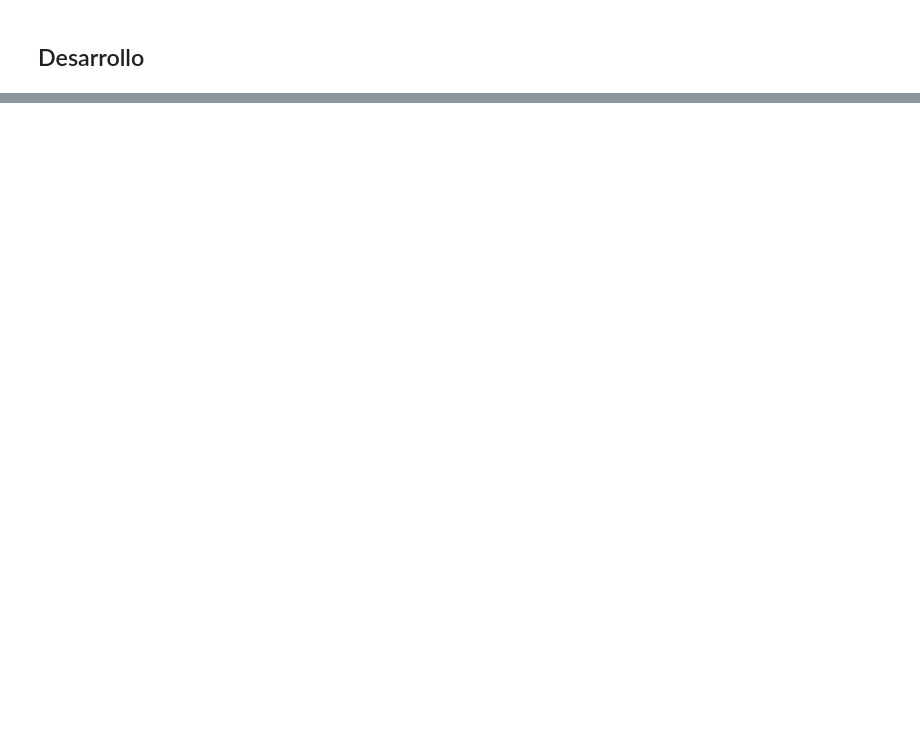
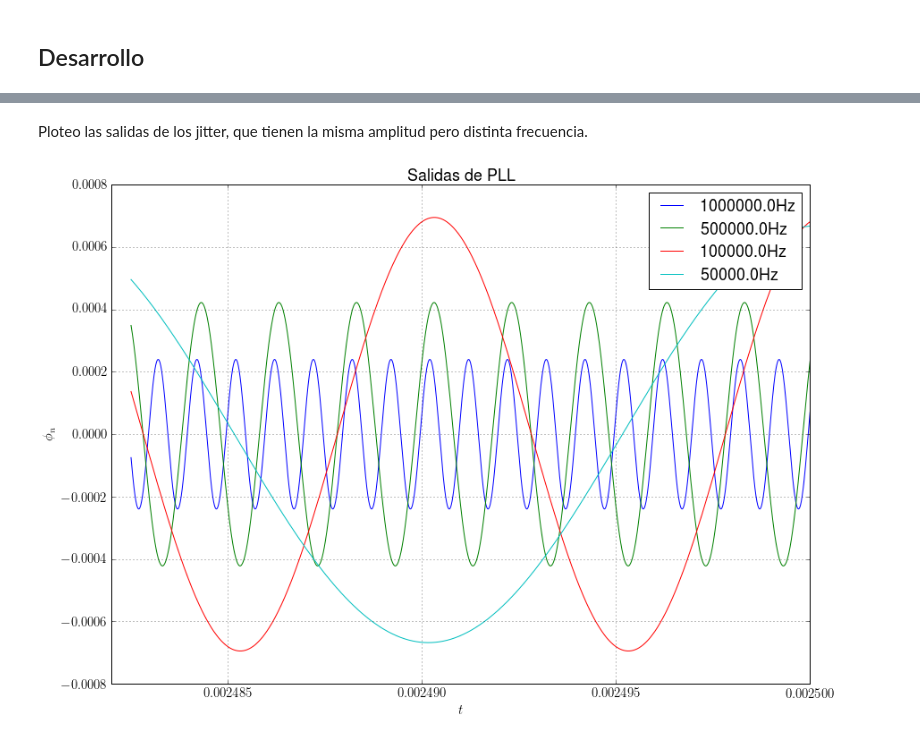
Before and after one commit to ataddei/CursoProcesosEstocasticos, a Jupyter notebook: Practico 3 Procesamiento Digital de Señales.ipynb, the cells around one changed output, grey strips where cells are left out. Cells and saved outputs as stored; diff of their text form; code cells hidden in the pictures; blank space fills up the shorter version.

```diff
--- a/Practico 3 Procesamiento Digital de Señales.ipynb
+++ b/Practico 3 Procesamiento Digital de Señales.ipynb
@@ -24,0 +88,12 @@ $$ ε_{ss} = \lim_{z→1}\Theta(z)\big(\frac{0}{1(L(z))}\big)=0$$
+# %%
+import zplane
+import numpy as np
+import numpy as np
+import matplotlib.pyplot as pl
+from pylab import rcParams
+rcParams['figure.figsize'] =  14,10
+import matplotlib
+matplotlib.rcParams['text.usetex'] = True
+matplotlib.rcParams['text.latex.unicode'] = True
+matplotlib.rcParams['font.size']=15
+import matplotlib.pyplot as pl
@@ -24,0 +348,12 @@ $$ ε_{ss} = \lim_{z→1}\Theta(z)\big(\frac{0}{1(L(z))}\big)=0$$
+# %% [markdown]
+Ploteo las salidas de los jitter, que tienen la misma amplitud pero distinta frecuencia.
+# %%
+pl.title('Salidas de PLL')
+pl.legend()
+pl.xlabel('$t$')
+pl.ylabel('$\phi_n$')
+pl.grid(True)
+pl.legend()
+pl.show()
+# %% [output]
+[figure, added]
```
Also changed, not shown: parts of 38 cells of this notebook, 7 other files.
